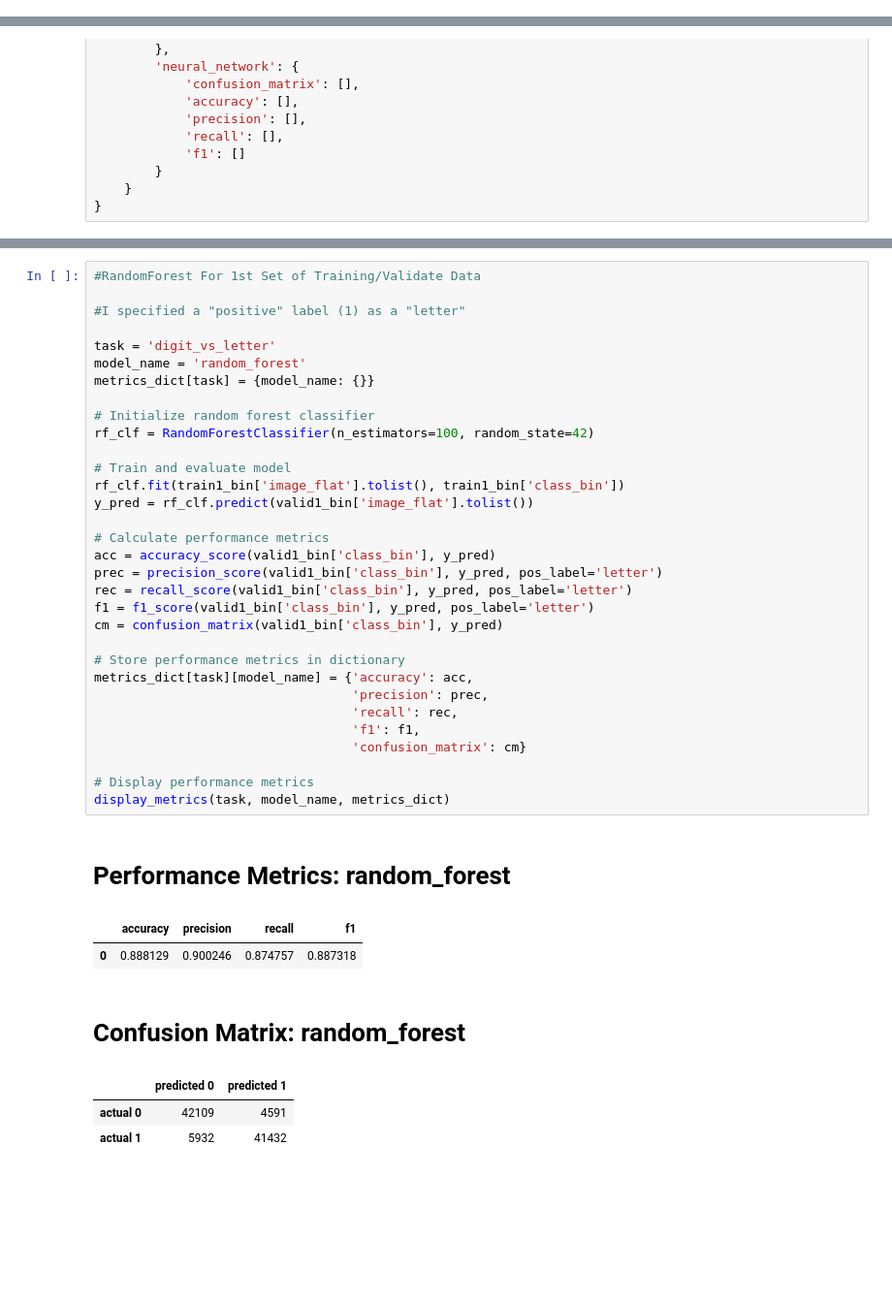
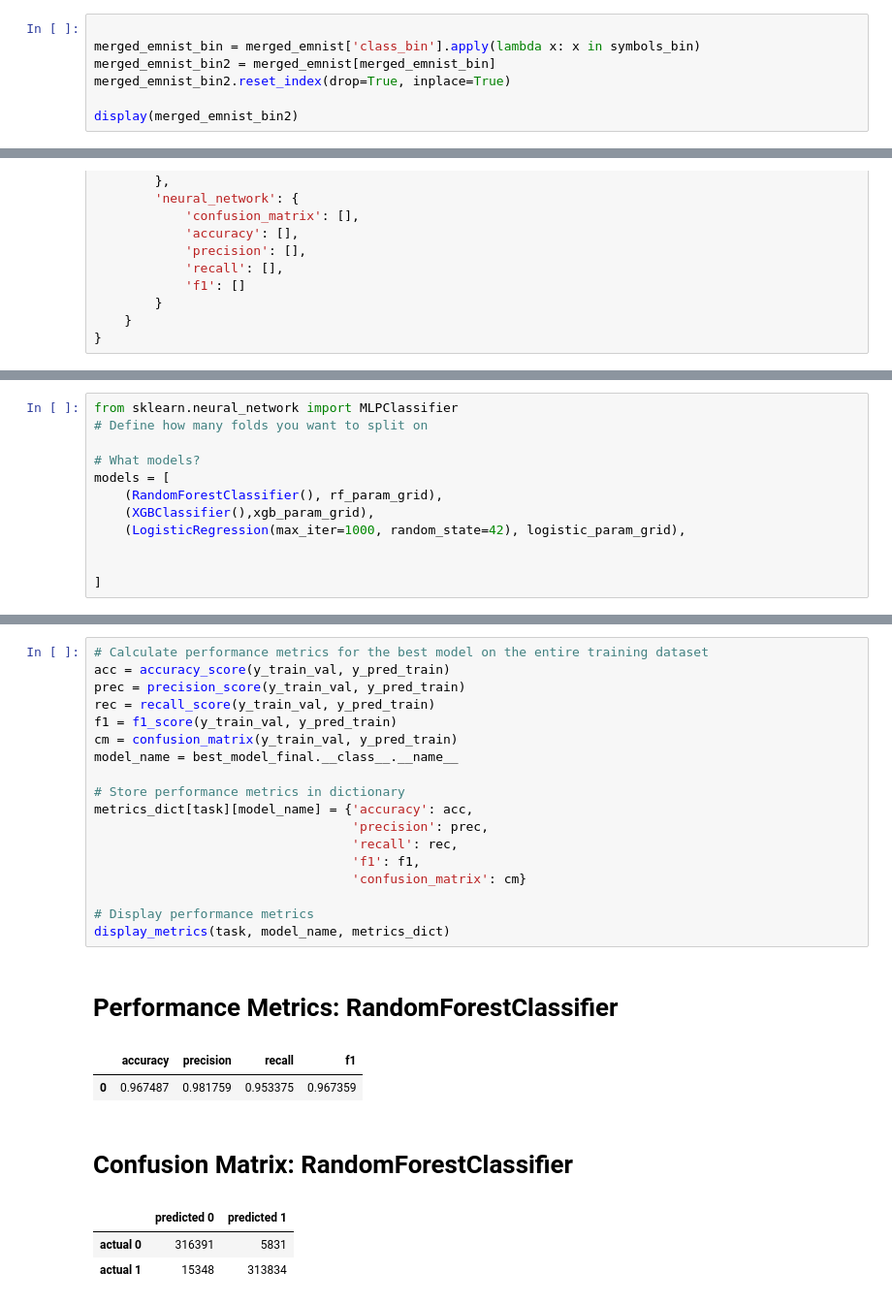
Before and after one commit to Kcole3/datasci_223, a Jupyter notebook: exercises/4-classification/Classification.ipynb, the cells around one changed output, grey strips where cells are left out. Shown at 97% size. Saved outputs shown, nothing was run; the diff lists cells and outputs as text; blank space fills up the shorter version.

```diff
--- a/exercises/4-classification/Classification.ipynb
+++ b/exercises/4-classification/Classification.ipynb
@@ -1154,0 +803,7 @@ valid2_bin.reset_index(drop=True, inplace=True)
+# %%
+
+merged_emnist_bin = merged_emnist['class_bin'].apply(lambda x: x in symbols_bin)
+merged_emnist_bin2 = merged_emnist[merged_emnist_bin]
+merged_emnist_bin2.reset_index(drop=True, inplace=True)
+
+display(merged_emnist_bin2)
@@ -1187,0 +899,12 @@ metrics_dict = {
+# %%
+from sklearn.neural_network import MLPClassifier
+# Define how many folds you want to split on
+
+# What models?
+models = [
+    (RandomForestClassifier(), rf_param_grid),
+    (XGBClassifier(),xgb_param_grid),
+    (LogisticRegression(max_iter=1000, random_state=42), logistic_param_grid),
+
+
+]
@@ -1188,40 +1059,26 @@ metrics_dict = {
 # %%
-#RandomForest For 1st Set of Training/Validate Data
-
-#I specified a "positive" label (1) as a "letter"
-
-task = 'digit_vs_letter'
-model_name = 'random_forest'
-metrics_dict[task] = {model_name: {}}
-
-# Initialize random forest classifier
-rf_clf = RandomForestClassifier(n_estimators=100, random_state=42)
-
-# Train and evaluate model
-rf_clf.fit(train1_bin['image_flat'].tolist(), train1_bin['class_bin'])
-y_pred = rf_clf.predict(valid1_bin['image_flat'].tolist())
-
-# Calculate performance metrics
-acc = accuracy_score(valid1_bin['class_bin'], y_pred)
-prec = precision_score(valid1_bin['class_bin'], y_pred, pos_label='letter')
-rec = recall_score(valid1_bin['class_bin'], y_pred, pos_label='letter')
-f1 = f1_score(valid1_bin['class_bin'], y_pred, pos_label='letter')
-cm = confusion_matrix(valid1_bin['class_bin'], y_pred)
+# Calculate performance metrics for the best model on the entire training dataset
+acc = accuracy_score(y_train_val, y_pred_train)
+prec = precision_score(y_train_val, y_pred_train)
+rec = recall_score(y_train_val, y_pred_train)
+f1 = f1_score(y_train_val, y_pred_train)
+cm = confusion_matrix(y_train_val, y_pred_train)
+model_name = best_model_final.__class__.__name__
 
 # Store performance metrics in dictionary
 metrics_dict[task][model_name] = {'accuracy': acc,
                                   'precision': prec,
                                   'recall': rec,
                                   'f1': f1,
                                   'confusion_matrix': cm}
 
 # Display performance metrics
 display_metrics(task, model_name, metrics_dict)
 # %% [output]
-# Performance Metrics: random_forest
+# Performance Metrics: RandomForestClassifier
 |  | accuracy | precision | recall | f1 |
-| 0 | 0.888129 | 0.900246 | 0.874757 | 0.887318 |
+| 0 | 0.967487 | 0.981759 | 0.953375 | 0.967359 |
-# Confusion Matrix: random_forest
+# Confusion Matrix: RandomForestClassifier
 |  | predicted 0 | predicted 1 |
-| actual 0 | 42109 | 4591 |
-| actual 1 | 5932 | 41432 |
+| actual 0 | 316391 | 5831 |
+| actual 1 | 15348 | 313834 |
```
Also changed, not shown: parts of 55 cells of this notebook.
